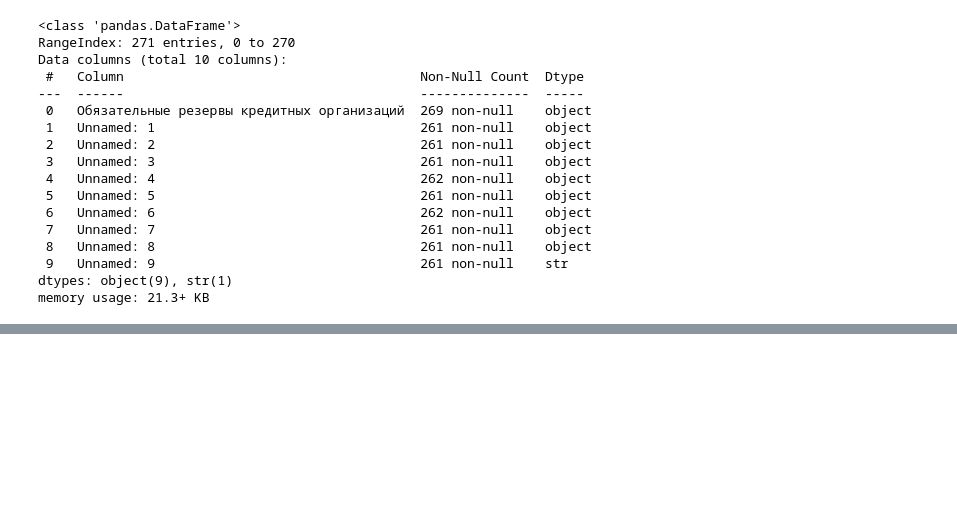
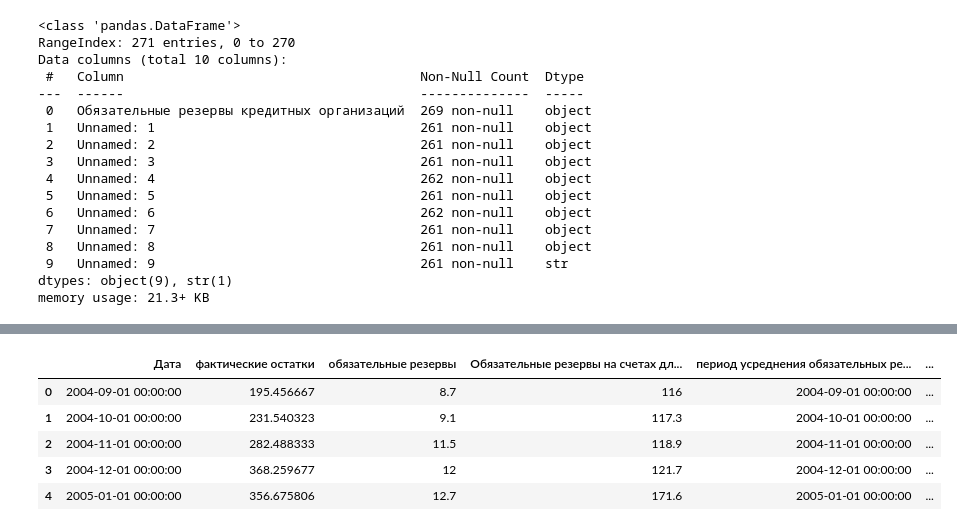
Before and after one commit to Povid1o/MathMode_LiquidityCatchers_RuLiquiditySentinel, a Jupyter notebook: ml/notebooks/model_1.ipynb, the cells around one changed output, grey strips where cells are left out. Cells and saved outputs as stored; diff of their text form; code cells hidden in the pictures; blank space fills up the shorter version.

```diff
--- a/ml/notebooks/model_1.ipynb
+++ b/ml/notebooks/model_1.ipynb
@@ -6,7 +6,7 @@ import numpy as np
 import matplotlib.pyplot as plt
 import seaborn as sns
 # %%
-df = pd.read_excel('../data/required_reserves_table.xlsx')
+df = pd.read_excel('../../data/raw/m1_required_reserves/required_reserves_table.xlsx')
 # %%
 df.head()
 # %% [output]
@@ -57,4 +57,4 @@ df.head()
 | 3 | 2004-12-01 00:00:00 | 368.259677 | 12 | 121.7 | ... |
 | 4 | 2005-01-01 00:00:00 | 356.675806 | 12.7 | 171.6 | ... |
 # %%
-df.drop(columns=['пользующихся правом усреднения обязательных резервов1','действующих1','отчетный период6','период регулирования обязательных резервов7'])
+df.drop(columns=['пользующихся правом усреднения обязательных резервов1','действующих1','отчетный период6','период регулирования обязательных резервов7'],inplace=True)
@@ -74,0 +61,10 @@ df.drop(columns=['пользующихся правом усреднения о
+# %%
+df.rename(columns={'Период усреднения\nобязательных резервов\n(указан первый день)':'Дата','Фактические среднедневные остатки средств на корсчетах3': "фактические остатки","Обязательные резервы, подлежащие усреднению на корсчетах4":"обязательные резервы"},inplace=True)
+df.head()
+# %% [output]
+|  | Дата | фактические остатки | обязательные резервы | Обязательные резервы на счетах дл... | период усреднения обязательных ре... | ... |
+| 0 | 2004-09-01 00:00:00 | 195.456667 | 8.7 | 116 | 2004-09-01 00:00:00 | ... |
+| 1 | 2004-10-01 00:00:00 | 231.540323 | 9.1 | 117.3 | 2004-10-01 00:00:00 | ... |
+| 2 | 2004-11-01 00:00:00 | 282.488333 | 11.5 | 118.9 | 2004-11-01 00:00:00 | ... |
+| 3 | 2004-12-01 00:00:00 | 368.259677 | 12 | 121.7 | 2004-12-01 00:00:00 | ... |
+| 4 | 2005-01-01 00:00:00 | 356.675806 | 12.7 | 171.6 | 2005-01-01 00:00:00 | ... |
```
Also changed, not shown: parts of 5 cells of this notebook, 13 other files.
